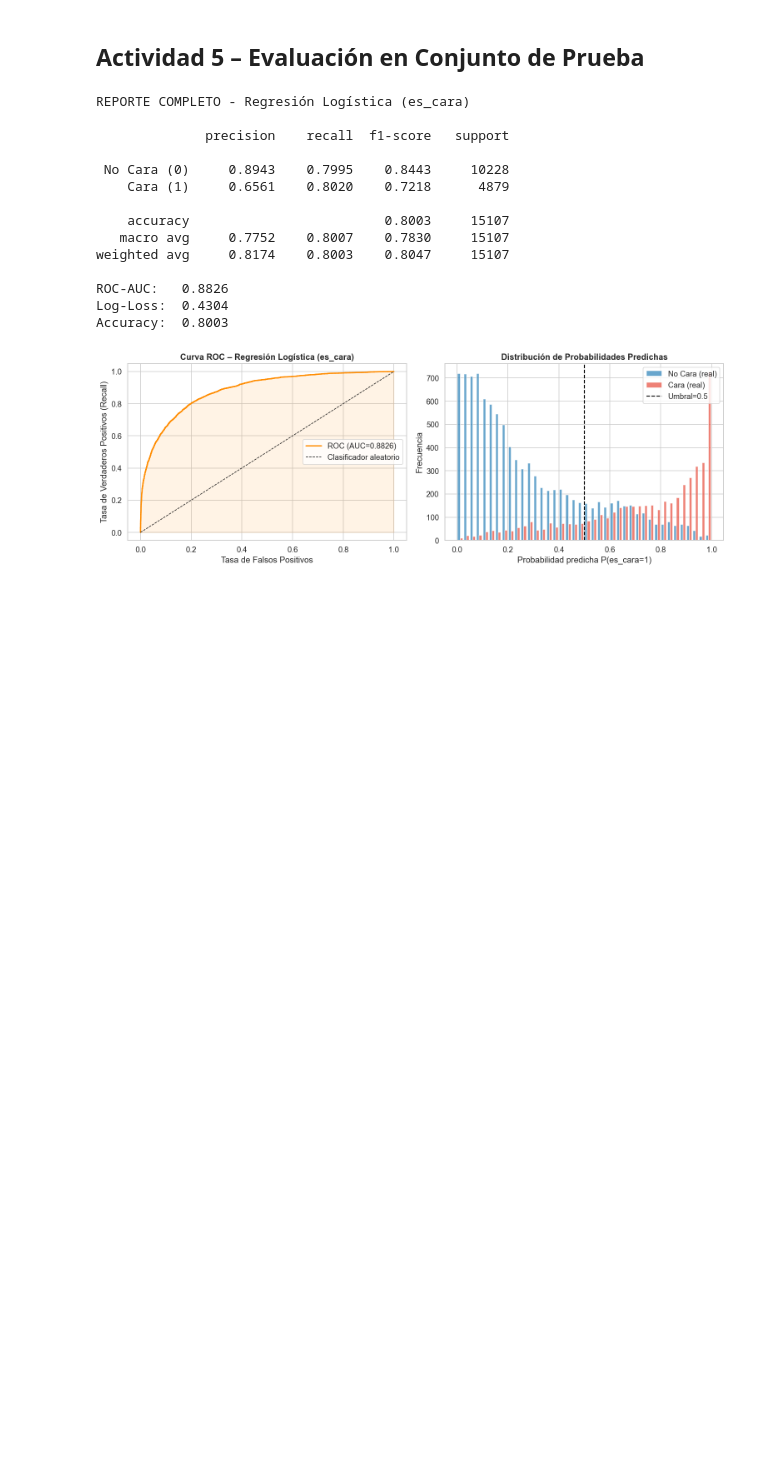
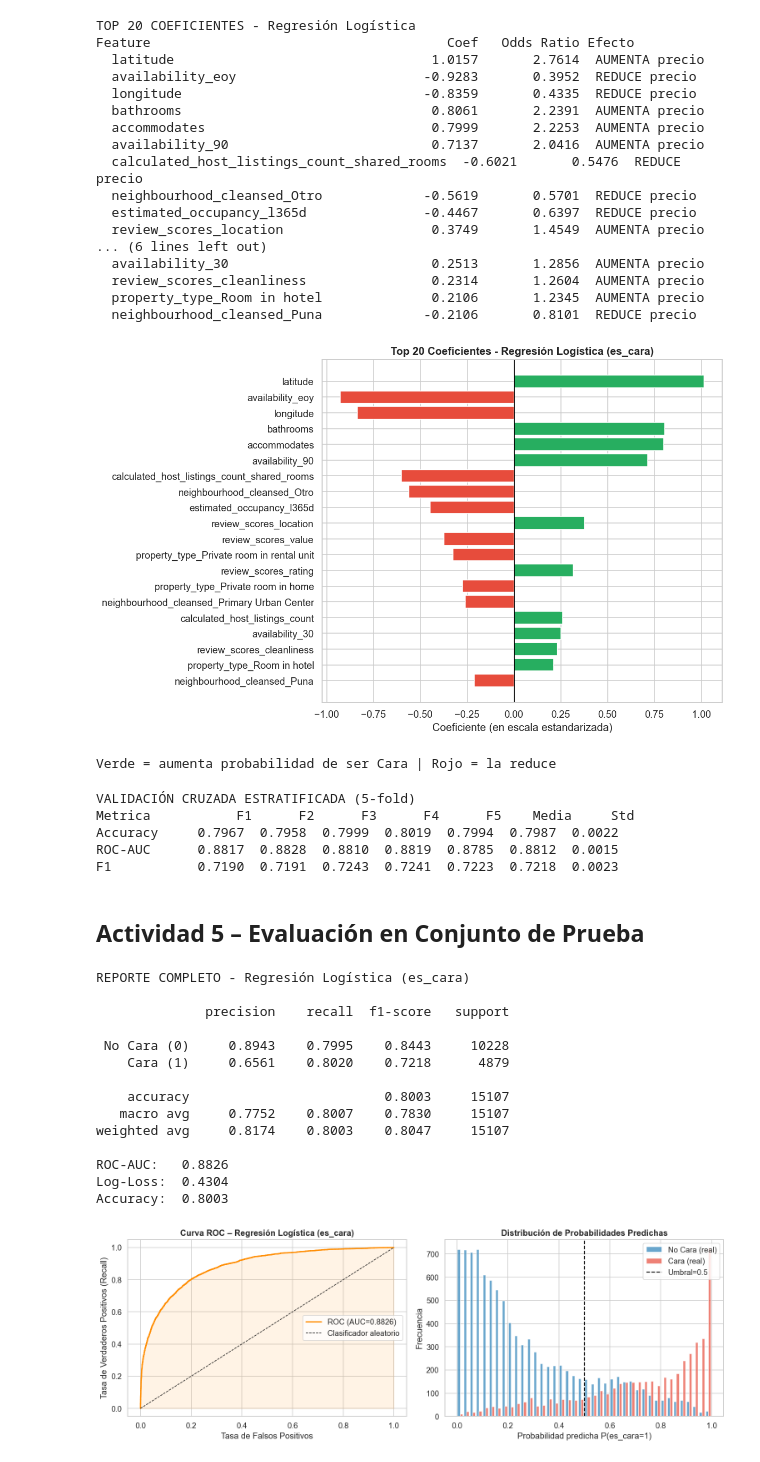
Before and after one commit to Branuvg/lab4_mineria, a Jupyter notebook: lab7.ipynb, the cells around one changed output. Cells and saved outputs as stored; diff of their text form; code cells hidden in the pictures; blank space fills up the shorter version.

```diff
--- a/lab7.ipynb
+++ b/lab7.ipynb
@@ -1,3 +365,79 @@
+# %%
+# Coeficientes del modelo
+# Los coeficientes en regresión logística representan el cambio en el log-odds
+# de ser "Cara" por un incremento de 1 unidad en la feature (en escala estandarizada).
+# exp(coef) = odds ratio: cuántas veces aumentan las odds de ser "Cara".
+
+coef_df = pd.DataFrame({
+    'Feature': X_train.columns,
+    'Coeficiente': lr_cv.coef_[0],
+    'Odds_Ratio': np.exp(lr_cv.coef_[0])
+}).sort_values('Coeficiente', key=abs, ascending=False)
+
+print("TOP 20 COEFICIENTES - Regresión Logística")
+print(f"{'Feature':<40} {'Coef':>8} {'Odds Ratio':>12} {'Efecto'}")
+for _, row in coef_df.head(20).iterrows():
+    efecto = 'AUMENTA precio' if row['Coeficiente'] > 0 else 'REDUCE precio'
+    print(f"  {row['Feature']:<38} {row['Coeficiente']:>8.4f} {row['Odds_Ratio']:>12.4f}  {efecto}")
+
+fig, ax = plt.subplots(figsize=(11, 7))
+top20 = coef_df.head(20)
+colors = ['#27ae60' if c > 0 else '#e74c3c' for c in top20['Coeficiente']]
+ax.barh(top20['Feature'], top20['Coeficiente'], color=colors, edgecolor='white')
+ax.set_title('Top 20 Coeficientes - Regresión Logística (es_cara)', fontweight='bold')
+ax.set_xlabel('Coeficiente (en escala estandarizada)')
+ax.axvline(0, color='black', linewidth=0.8)
+ax.invert_yaxis()
+plt.tight_layout()
+plt.show()
+print("\nVerde = aumenta probabilidad de ser Cara | Rojo = la reduce")
+# %% [output]
+TOP 20 COEFICIENTES - Regresión Logística
+Feature                                      Coef   Odds Ratio Efecto
+  latitude                                 1.0157       2.7614  AUMENTA precio
+  availability_eoy                        -0.9283       0.3952  REDUCE precio
+  longitude                               -0.8359       0.4335  REDUCE precio
+  bathrooms                                0.8061       2.2391  AUMENTA precio
+  accommodates                             0.7999       2.2253  AUMENTA precio
+  availability_90                          0.7137       2.0416  AUMENTA precio
+  calculated_host_listings_count_shared_rooms  -0.6021       0.5476  REDUCE precio
+  neighbourhood_cleansed_Otro             -0.5619       0.5701  REDUCE precio
+  estimated_occupancy_l365d               -0.4467       0.6397  REDUCE precio
+  review_scores_location                   0.3749       1.4549  AUMENTA precio
+... (6 lines left out)
+  availability_30                          0.2513       1.2856  AUMENTA precio
+  review_scores_cleanliness                0.2314       1.2604  AUMENTA precio
+  property_type_Room in hotel              0.2106       1.2345  AUMENTA precio
+  neighbourhood_cleansed_Puna             -0.2106       0.8101  REDUCE precio
+[figure, added]
+Verde = aumenta probabilidad de ser Cara | Rojo = la reduce
+# %%
+# Validación cruzada estratificada
+# StratifiedKFold mantiene la proporción de clases en cada fold (importante con desbalance)
+skf = StratifiedKFold(n_splits=5, shuffle=True, random_state=42)
+
+pipe_lr = Pipeline([
+    ('scaler', StandardScaler()),
+    ('lr', LogisticRegression(C=best_C, penalty='l2', solver='lbfgs',
+                               class_weight='balanced', max_iter=1000, random_state=42))
+])
+
+cv_acc  = cross_val_score(pipe_lr, X, y_df := df_encoded.loc[X.index,'es_cara'],
+                          cv=skf, scoring='accuracy')
+cv_auc  = cross_val_score(pipe_lr, X, y_df, cv=skf, scoring='roc_auc')
+cv_f1   = cross_val_score(pipe_lr, X, y_df, cv=skf, scoring='f1')
+
+print("VALIDACIÓN CRUZADA ESTRATIFICADA (5-fold)")
+print(f"{'Metrica':<12} {'F1':>7} {'F2':>7} {'F3':>7} {'F4':>7} {'F5':>7} {'Media':>8} {'Std':>7}")
+for nombre, scores in [('Accuracy', cv_acc), ('ROC-AUC', cv_auc), ('F1', cv_f1)]:
+    folds = '  '.join([f'{s:.4f}' for s in scores])
+    print(f"{nombre:<12} {folds}  {scores.mean():.4f}  {scores.std():.4f}")
+# %% [output]
+VALIDACIÓN CRUZADA ESTRATIFICADA (5-fold)
+Metrica           F1      F2      F3      F4      F5    Media     Std
+Accuracy     0.7967  0.7958  0.7999  0.8019  0.7994  0.7987  0.0022
+ROC-AUC      0.8817  0.8828  0.8810  0.8819  0.8785  0.8812  0.0015
+F1           0.7190  0.7191  0.7243  0.7241  0.7223  0.7218  0.0023
 # %% [markdown]
 ## Actividad 5 – Evaluación en Conjunto de Prueba
 # %%
```
Also changed, not shown: parts of 14 cells of this notebook.
